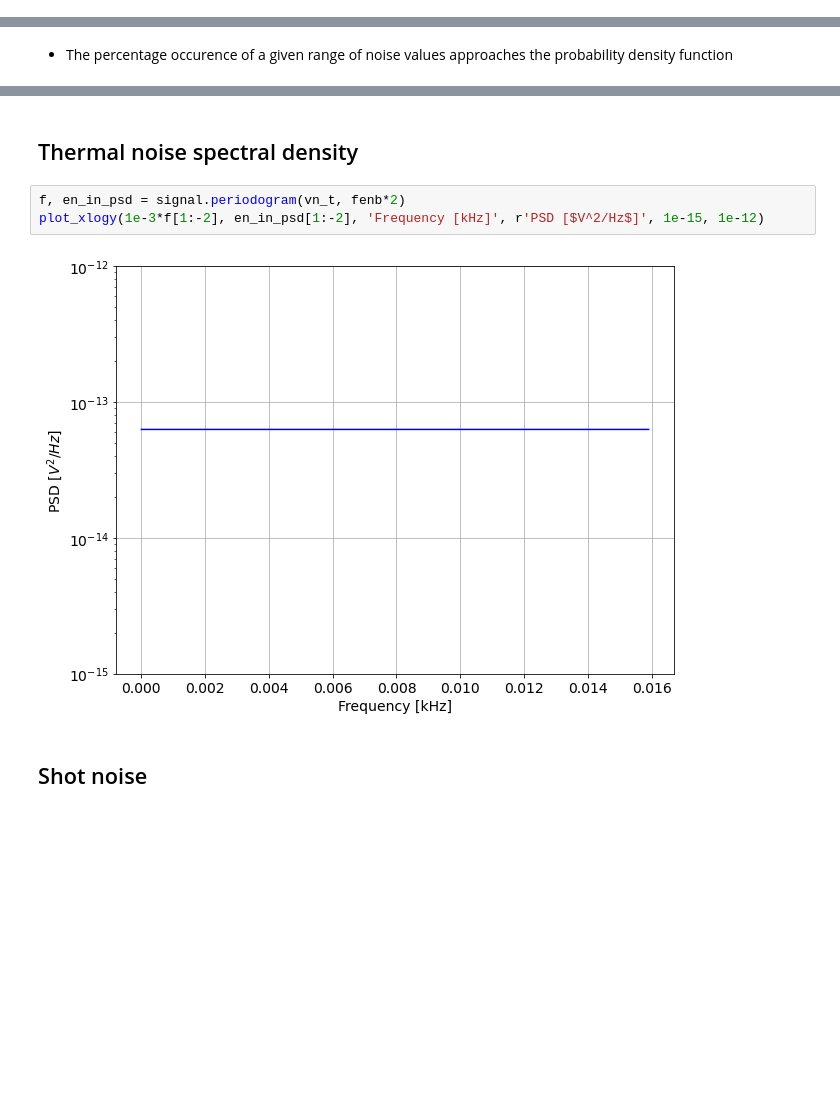
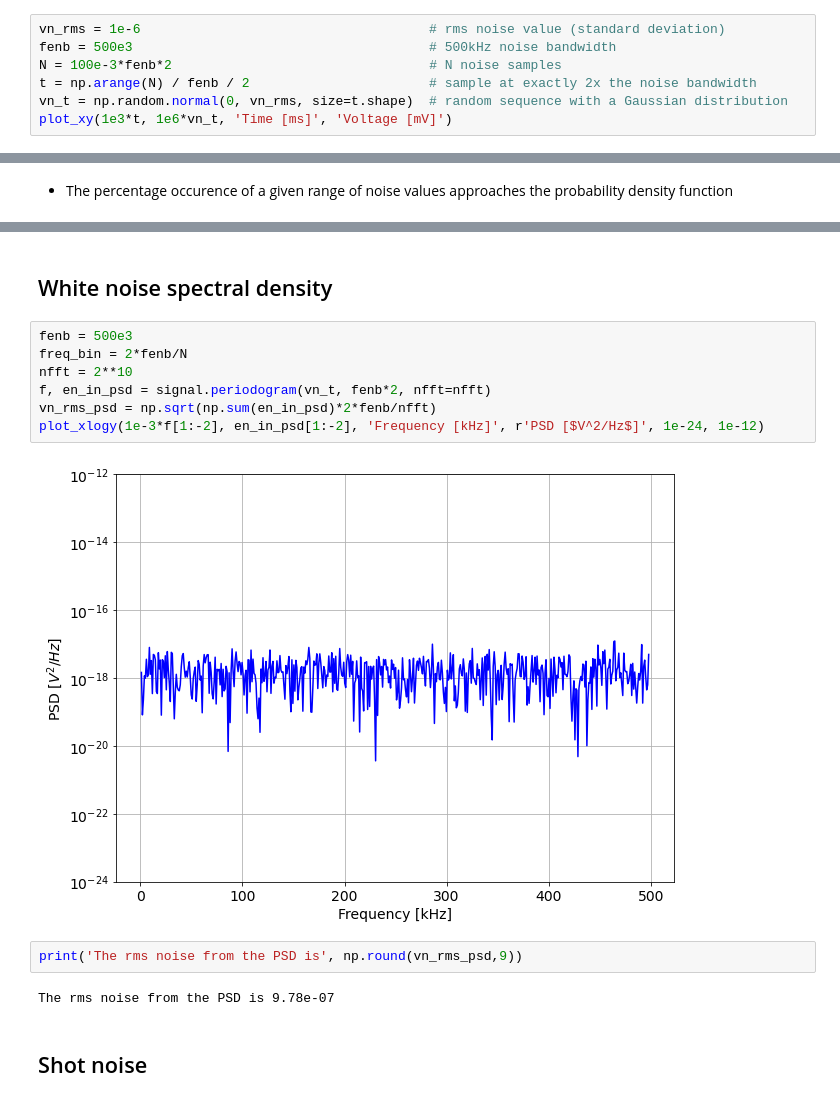
Before and after one commit to uw-analog/ee538-spring2021, a Jupyter notebook: Lecture/2021_3_31_EE538_Lecture1_noise_fundamentals.ipynb, the cells around one changed output, grey strips where cells are left out. Drawn from its saved outputs; the diff is of its cells as text; blank space fills up the shorter version.

```diff
--- a/Lecture/2021_3_31_EE538_Lecture1_noise_fundamentals.ipynb
+++ b/Lecture/2021_3_31_EE538_Lecture1_noise_fundamentals.ipynb
@@ -684,0 +710,7 @@ plot_xy(1e3*t, 1e6*vn_t, 'Time[ms]', 'Voltage [uV]')
+# %%
+vn_rms = 1e-6                                     # rms noise value (standard deviation)
+fenb = 500e3                                      # 500kHz noise bandwidth
+N = 100e-3*fenb*2                                 # N noise samples
+t = np.arange(N) / fenb / 2                       # sample at exactly 2x the noise bandwidth
+vn_t = np.random.normal(0, vn_rms, size=t.shape)  # random sequence with a Gaussian distribution
+plot_xy(1e3*t, 1e6*vn_t, 'Time [ms]', 'Voltage [mV]')
@@ -691,10 +729,18 @@ noise_hist(vn_t, vn_rms, 100)
 # %% [markdown]
-## Thermal noise spectral density
+## White noise spectral density
 # %%
-f, en_in_psd = signal.periodogram(vn_t, fenb*2)
-plot_xlogy(1e-3*f[1:-2], en_in_psd[1:-2], 'Frequency [kHz]', r'PSD [$V^2/Hz$]', 1e-15, 1e-12)
+fenb = 500e3
+freq_bin = 2*fenb/N
+nfft = 2**10
+f, en_in_psd = signal.periodogram(vn_t, fenb*2, nfft=nfft)
+vn_rms_psd = np.sqrt(np.sum(en_in_psd)*2*fenb/nfft)
+plot_xlogy(1e-3*f[1:-2], en_in_psd[1:-2], 'Frequency [kHz]', r'PSD [$V^2/Hz$]', 1e-24, 1e-12)
 # %% [output]
-[figure, old version]
+[figure, new version]
+# %%
+print('The rms noise from the PSD is', np.round(vn_rms_psd,9))
+# %% [output]
+The rms noise from the PSD is 9.78e-07
 # %% [markdown]
 ## Shot noise
 # %% [markdown]
```
Also changed, not shown: parts of 30 cells of this notebook, 1 other file.
